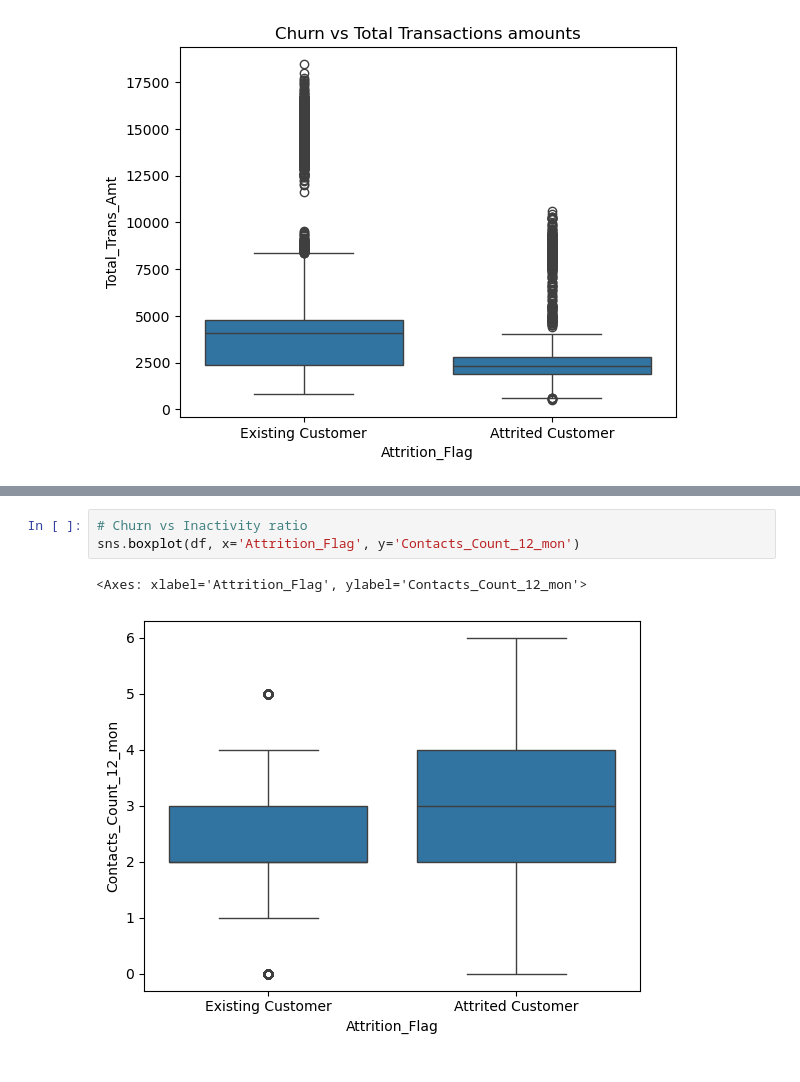
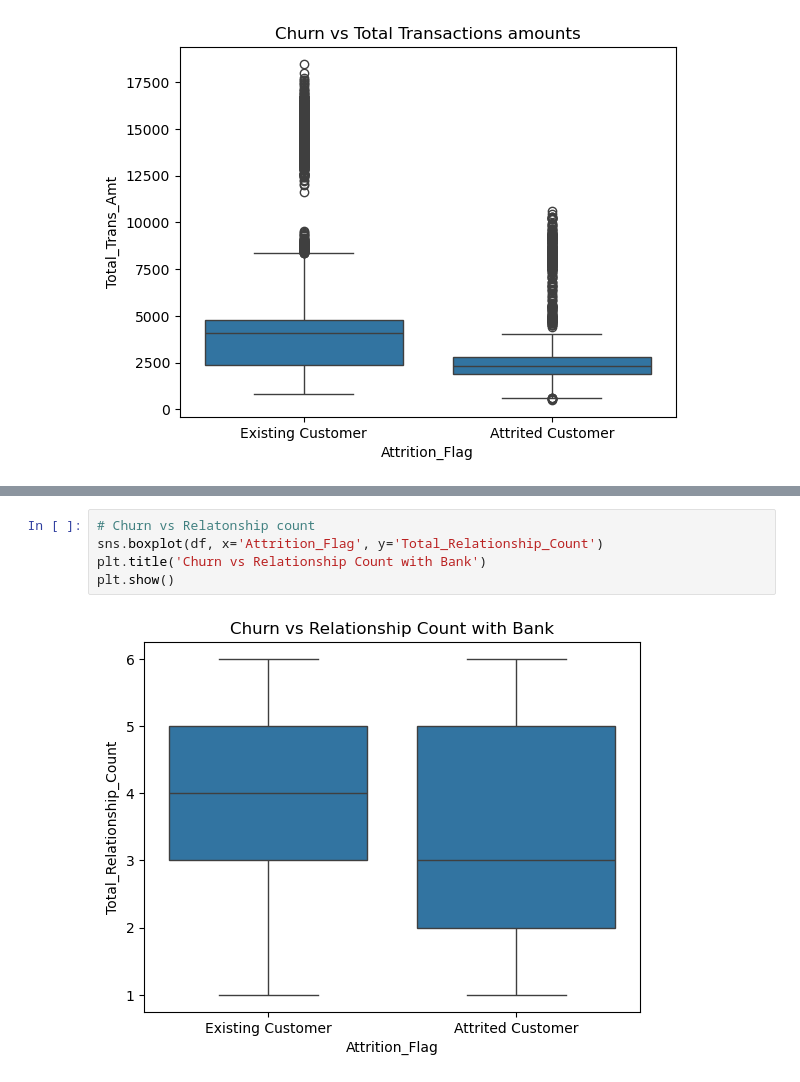
Before and after one commit to sg-333/Customer-Retention-Analysis-, a Jupyter notebook: project.ipynb, the cells around one changed output, grey strips where cells are left out. Cells and saved outputs as stored; diff of their text form.

```diff
--- a/project.ipynb
+++ b/project.ipynb
@@ -329,6 +330,7 @@ sns.boxplot(df, x='Attrition_Flag', y='Months_Inactive_12_mon')
 # %%
-# Churn vs Inactivity ratio
-sns.boxplot(df, x='Attrition_Flag', y='Contacts_Count_12_mon')
+# Churn vs Relatonship count
+sns.boxplot(df, x='Attrition_Flag', y='Total_Relationship_Count')
+plt.title('Churn vs Relationship Count with Bank')
+plt.show()
 # %% [output]
-<Axes: xlabel='Attrition_Flag', ylabel='Contacts_Count_12_mon'>
-[figure, old version]
+[figure, new version]
```
Also changed, not shown: parts of 8 cells of this notebook.
